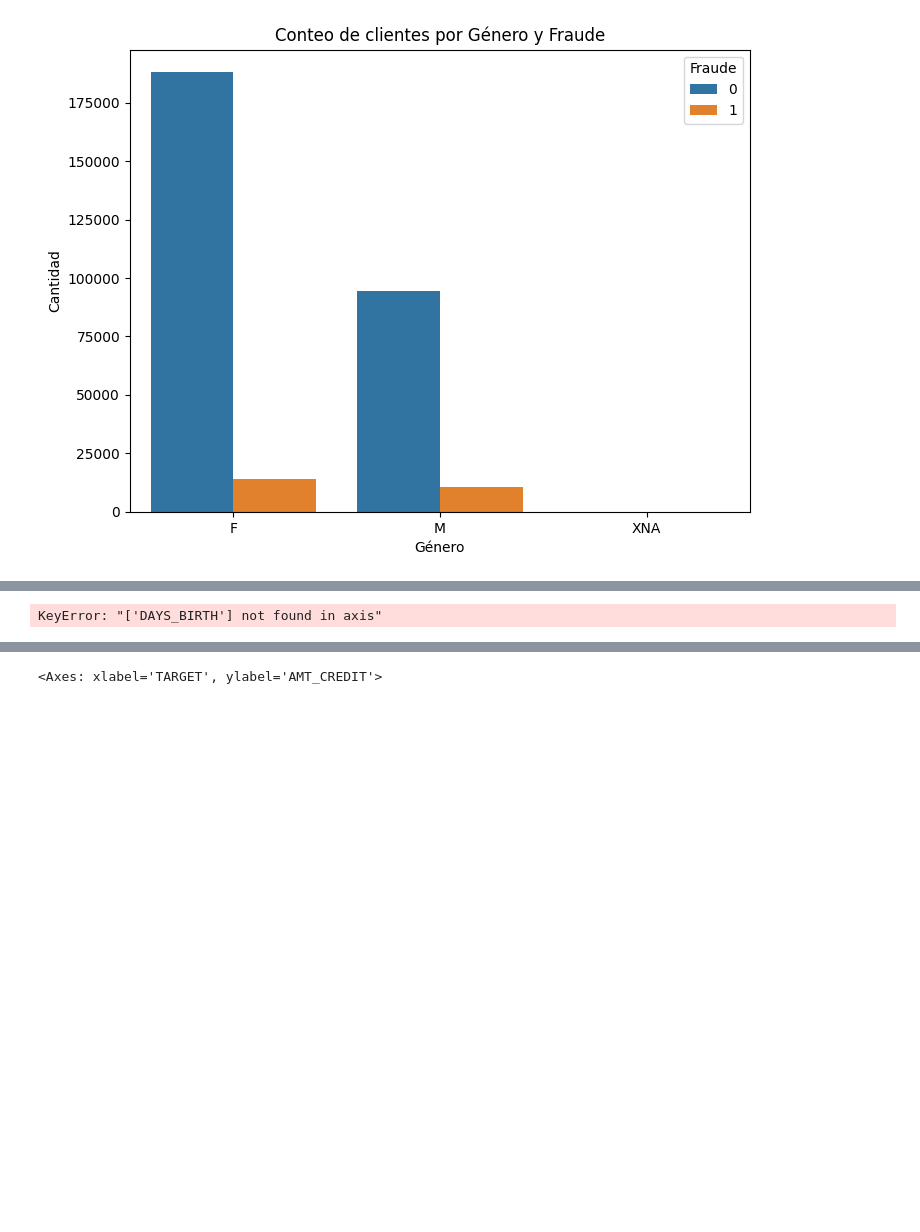
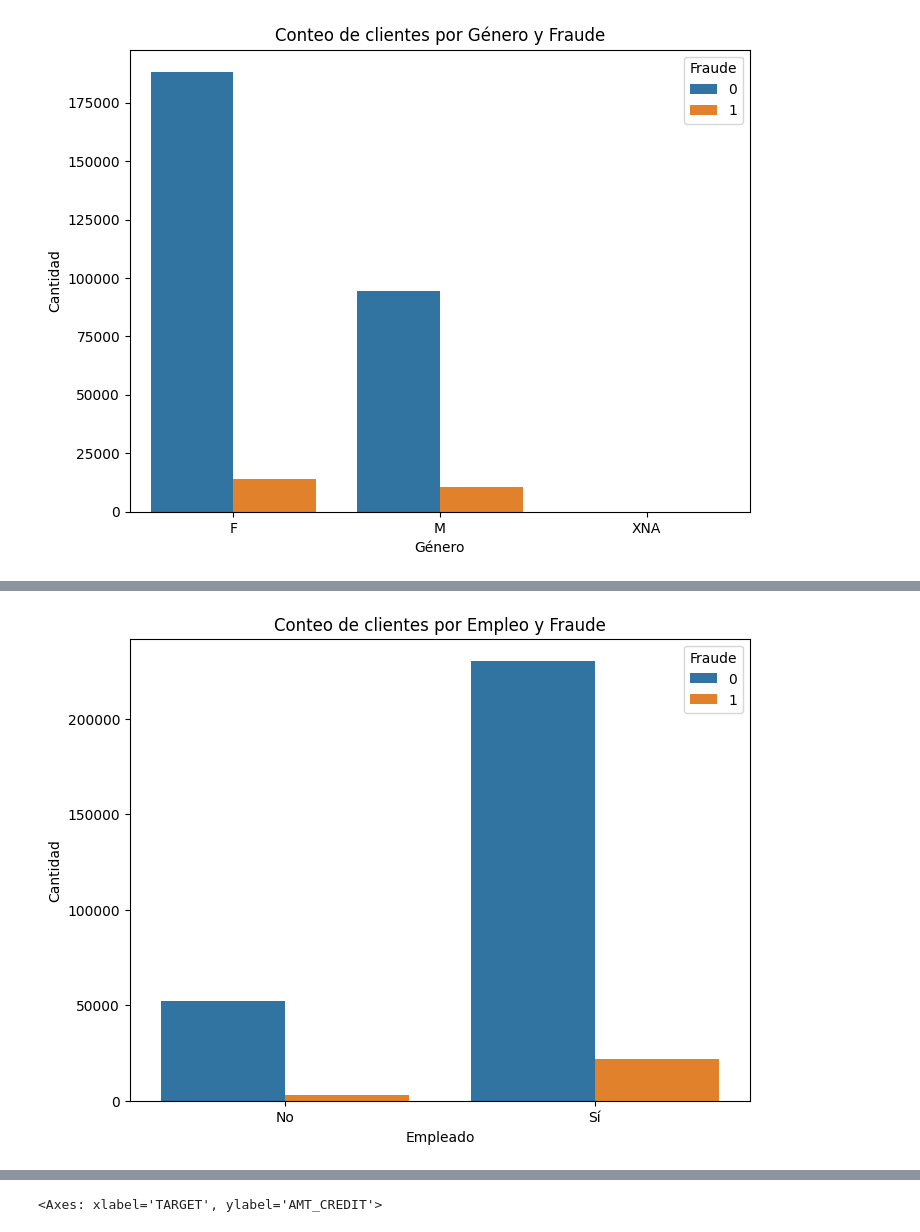
Before and after one commit to Anghelo-Salirrosas/CreditCardFraudProject, a Jupyter notebook: notebooks/3.DataVisualization.ipynb, the cells around one changed output, grey strips where cells are left out. Cells and saved outputs as stored; diff of their text form; code cells hidden in the pictures; blank space fills up the shorter version.

```diff
--- a/notebooks/3.DataVisualization.ipynb
+++ b/notebooks/3.DataVisualization.ipynb
@@ -78,23 +117,20 @@ sns.boxplot(data=df, x='DAYS_EMPLOYED')
 # %%
-df_age = df[['DAYS_EMPLOYED','TARGET']].copy()
-df_age['YEARS_BIRTH'] = (df_age['DAYS_EMPLOYED'] / -365).astype(int)
-df_age.drop(columns='DAYS_BIRTH')
-df_age['AGE_BIN'] = pd.cut(df_age['YEARS_BIRTH'], bins=range(df_age['YEARS_BIRTH'].min(), df_age['YEARS_BIRTH'].max(), 10), right=False)
-df_age_count = df_age.groupby(['AGE_BIN','TARGET'])['TARGET'].count().reset_index(name="count")
-#df_age_count = df_age.groupby(['YEARS_BIRTH','TARGET'])['TARGET'].count().reset_index(name="count")
+df_emp2 = df[['IS_EMPLOYED','TARGET']].copy()
+df_emp2_count = df_emp2.groupby(['IS_EMPLOYED','TARGET'])['TARGET'].count().reset_index(name="count")
 
 # Hacemos el barplot
 plt.figure(figsize=(8,6))
 sns.barplot(
-    data=df_age_count,
-    x="AGE_BIN",
+    data=df_emp2_count,
+    x="IS_EMPLOYED",
     y="count",
     hue="TARGET",
 )
-plt.title("Conteo de clientes por Edad y Fraude")
+plt.title("Conteo de clientes por Empleo y Fraude")
 plt.ylabel("Cantidad")
-plt.xlabel("Edad (años)")
+plt.xlabel("Empleado")
+plt.xticks(ticks=[0, 1], labels=['No', 'Sí'])
 plt.legend(title='Fraude', loc='upper right')
 plt.show()
 # %% [output]
-KeyError: "['DAYS_BIRTH'] not found in axis"
+[figure, added]
```
Also changed, not shown: parts of 13 cells of this notebook, 1 other file.
